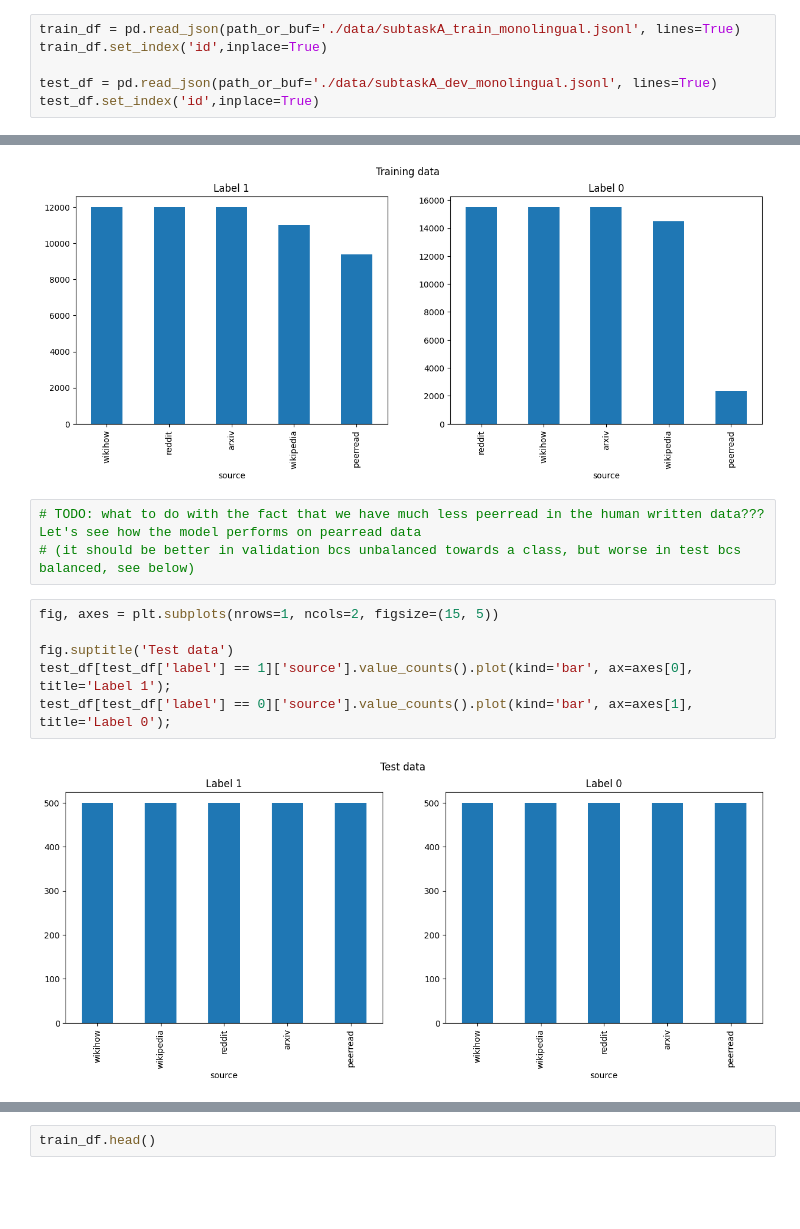
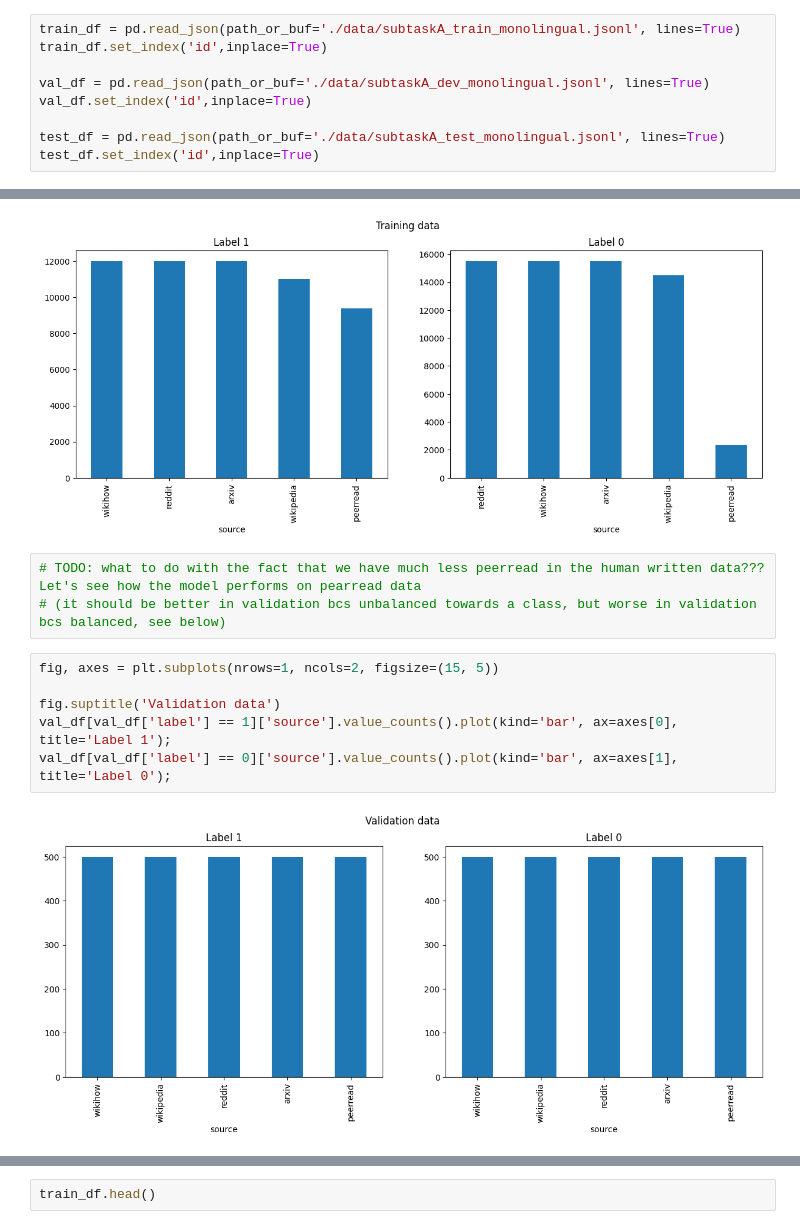
Before and after one commit to edomerli/machine-generated-text-classification, a Jupyter notebook: main.ipynb, the cells around one changed output, grey strips where cells are left out. Cells and saved outputs as stored; diff of their text form; blank space fills up the shorter version.

```diff
--- a/main.ipynb
+++ b/main.ipynb
@@ -38,7 +27,10 @@ from ipywidgets import interact
 train_df = pd.read_json(path_or_buf='./data/subtaskA_train_monolingual.jsonl', lines=True)
 train_df.set_index('id',inplace=True)
 
-test_df = pd.read_json(path_or_buf='./data/subtaskA_dev_monolingual.jsonl', lines=True)
+val_df = pd.read_json(path_or_buf='./data/subtaskA_dev_monolingual.jsonl', lines=True)
+val_df.set_index('id',inplace=True)
+
+test_df = pd.read_json(path_or_buf='./data/subtaskA_test_monolingual.jsonl', lines=True)
 test_df.set_index('id',inplace=True)
 # %%
 train_df.head()
@@ -110,13 +133,13 @@ train_df[train_df['label'] == 0]['source'].value_counts().plot(kind='bar', ax=ax
 [figure]
 # %%
 # TODO: what to do with the fact that we have much less peerread in the human written data??? Let's see how the model performs on pearread data
-# (it should be better in validation bcs unbalanced towards a class, but worse in test bcs balanced, see below)
+# (it should be better in validation bcs unbalanced towards a class, but worse in validation bcs balanced, see below)
 # %%
 fig, axes = plt.subplots(nrows=1, ncols=2, figsize=(15, 5))
 
-fig.suptitle('Test data')
-test_df[test_df['label'] == 1]['source'].value_counts().plot(kind='bar', ax=axes[0], title='Label 1');
-test_df[test_df['label'] == 0]['source'].value_counts().plot(kind='bar', ax=axes[1], title='Label 0');
+fig.suptitle('Validation data')
+val_df[val_df['label'] == 1]['source'].value_counts().plot(kind='bar', ax=axes[0], title='Label 1');
+val_df[val_df['label'] == 0]['source'].value_counts().plot(kind='bar', ax=axes[1], title='Label 0');
 # %% [output]
-[figure, old version]
+[figure, new version]
 # %% [markdown]
```
Also changed, not shown: parts of 23 cells of this notebook.
